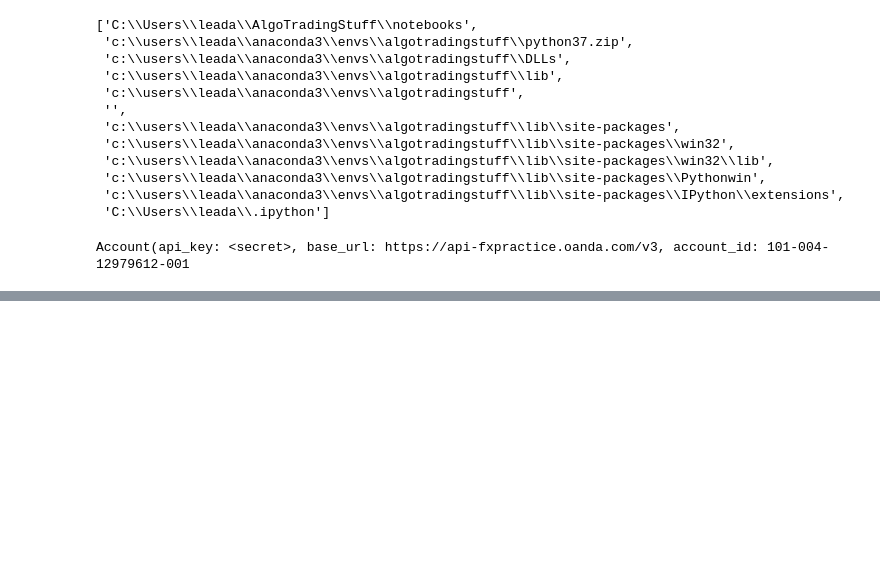
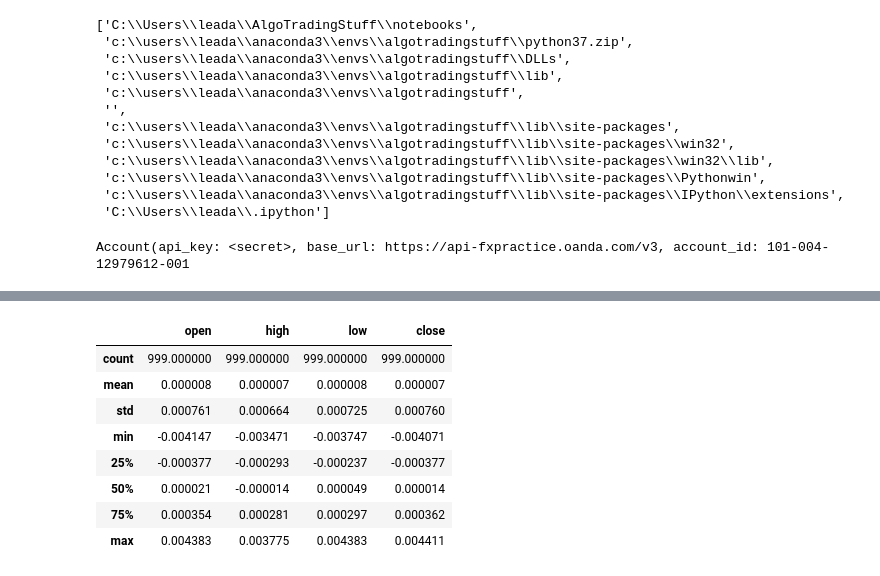
Before and after one commit to dcl10/AlgoTradingStuff, a Jupyter notebook: notebooks/try_Account.ipynb, the cells around one changed output, grey strips where cells are left out. Cells and saved outputs as stored; diff of their text form; code cells hidden in the pictures; blank space fills up the shorter version.

```diff
--- a/notebooks/try_Account.ipynb
+++ b/notebooks/try_Account.ipynb
@@ -90,0 +94,12 @@ adfuller(dfpct['open'])
+# %%
+dfpct.describe()
+# %% [output]
+|  | open | high | low | close |
+| count | 999.000000 | 999.000000 | 999.000000 | 999.000000 |
+| mean | 0.000008 | 0.000007 | 0.000008 | 0.000007 |
+| std | 0.000761 | 0.000664 | 0.000725 | 0.000760 |
+| min | -0.004147 | -0.003471 | -0.003747 | -0.004071 |
+| 25% | -0.000377 | -0.000293 | -0.000237 | -0.000377 |
+| 50% | 0.000021 | -0.000014 | 0.000049 | 0.000014 |
+| 75% | 0.000354 | 0.000281 | 0.000297 | 0.000362 |
+| max | 0.004383 | 0.003775 | 0.004383 | 0.004411 |
```
Also changed, not shown: parts of 10 cells of this notebook, 1 other file.
